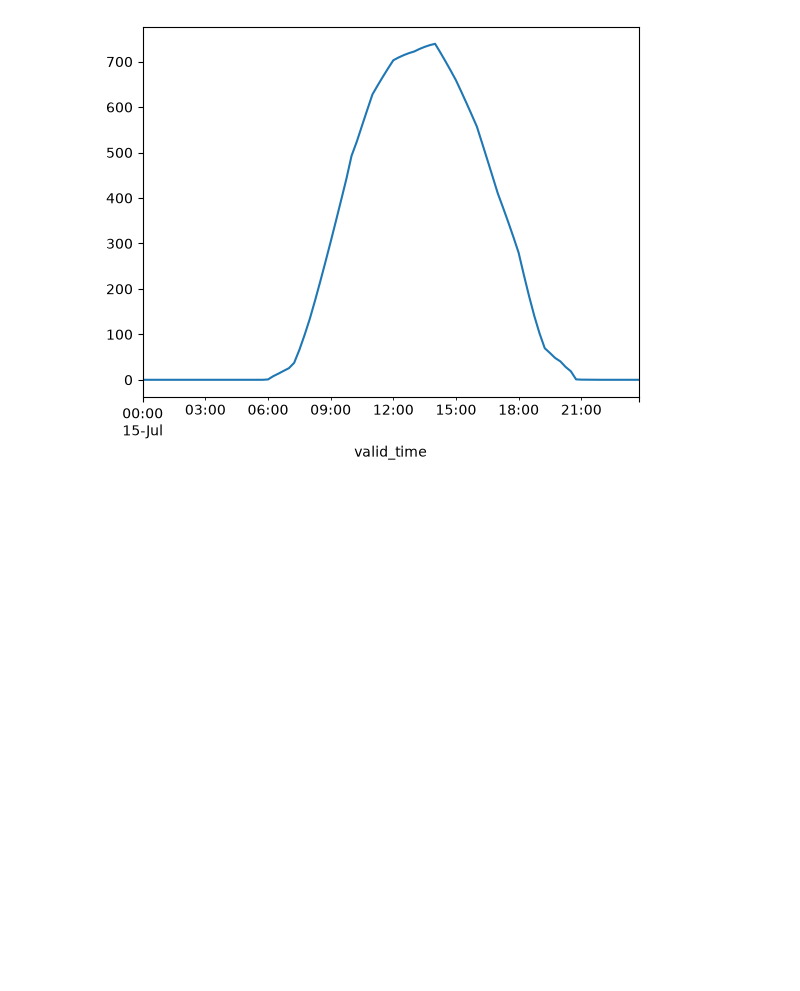
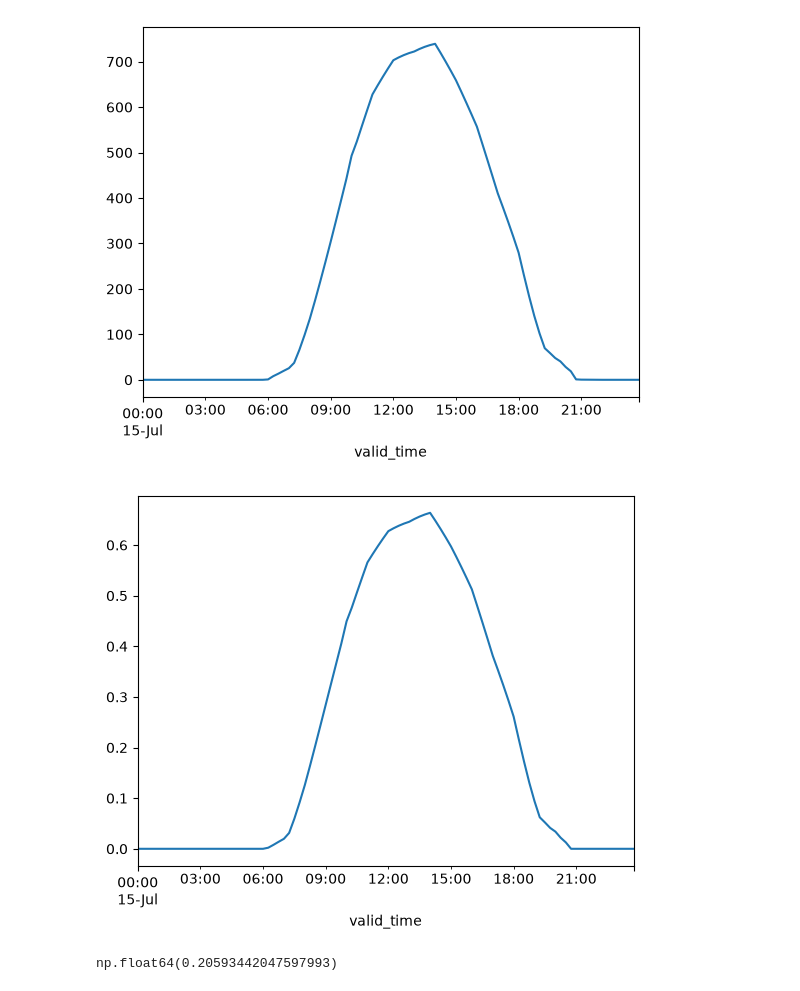
Before and after one commit to SristyKala1/ppa_selection_italy, a Jupyter notebook: notebooks/03_physics_setup.ipynb, the cells around one changed output. Drawn from its saved outputs; the diff is of its cells as text; code cells hidden in the pictures; blank space fills up the shorter version.

Commit message:
Added PVWatts style capacity factor pipeline: cell temp, DC power, AC output

```diff
--- a/notebooks/03_physics_setup.ipynb
+++ b/notebooks/03_physics_setup.ipynb
@@ -88,3 +88,27 @@ poa["poa_global"].loc[f"{year}-07-15"].plot()
 plt.show()
 # %% [output]
 [figure]
+# %%
+temp_cell = pvlib.temperature.noct_sam(
+    poa_global=poa["poa_global"],
+    temp_air=weather["temp_c"],
+    wind_speed=weather["wind_speed_ms"],
+    noct=45,
+    module_efficiency=0.19,
+)
+
+pdc = pvlib.pvsystem.pvwatts_dc(
+    effective_irradiance=poa["poa_global"],
+    temp_cell=temp_cell,
+    pdc0=1,
+    gamma_pdc=-0.0047,
+)
+
+ac_cf = pvlib.inverter.pvwatts(pdc, pdc0=1, eta_inv_nom=0.96)
+ac_cf.loc[f"{year}-07-15"].plot()
+plt.show()
+
+ac_cf.mean()
+# %% [output]
+[figure, added]
+np.float64(0.20593442047597993)
```
